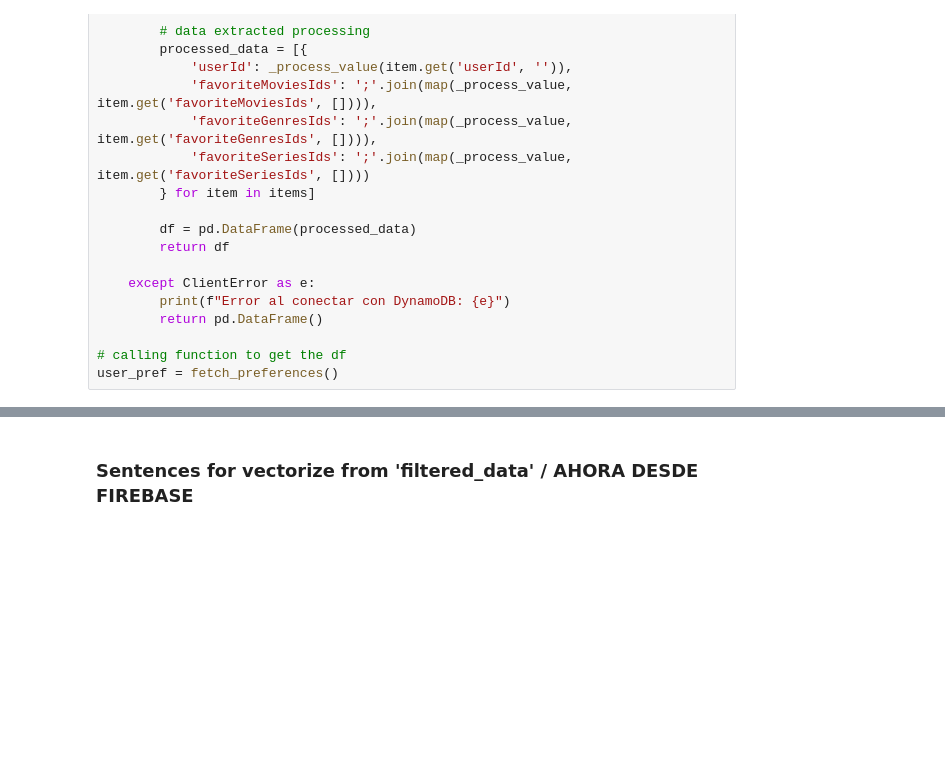
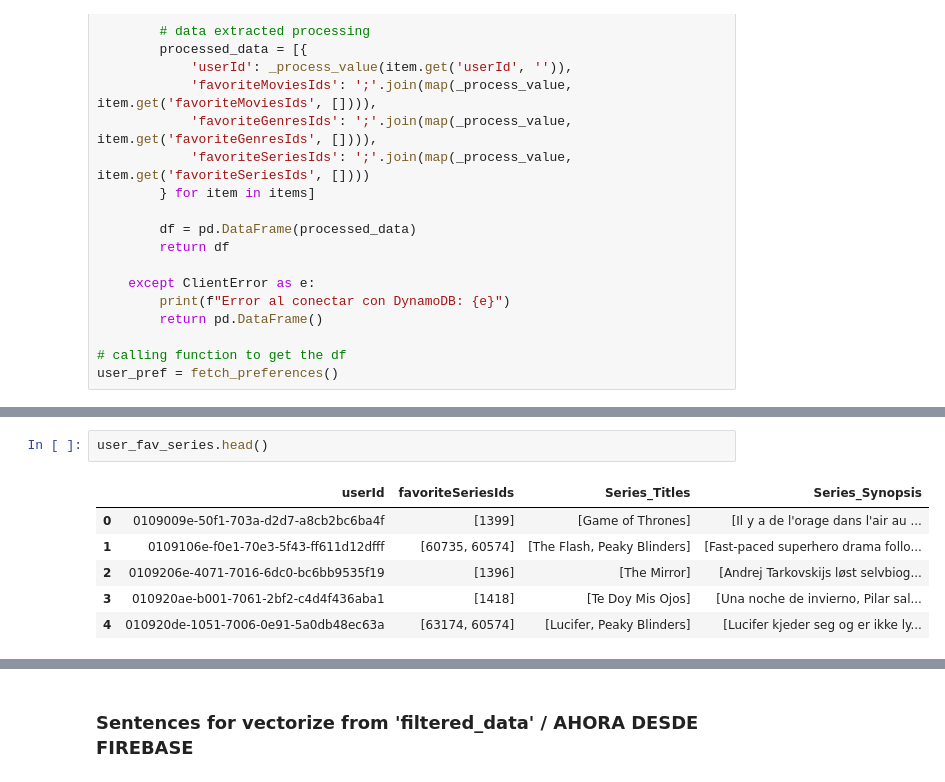
Before and after one commit to BubboApp/bubbo-data, a Jupyter notebook: all-MiniLM-L6-v2/all-MiniLM-L6-v2_from_hugg_with_dynamodb.ipynb, the cells around one changed output, grey strips where cells are left out. Cells and saved outputs as stored; diff of their text form; blank space fills up the shorter version.

```diff
--- a/all-MiniLM-L6-v2/all-MiniLM-L6-v2_from_hugg_with_dynamodb.ipynb
+++ b/all-MiniLM-L6-v2/all-MiniLM-L6-v2_from_hugg_with_dynamodb.ipynb
@@ -159,0 +203,9 @@ memory usage: 232.3+ KB
+# %%
+user_fav_series.head()
+# %% [output]
+|  | userId | favoriteSeriesIds | Series_Titles | Series_Synopsis |
+| 0 | 0109009e-50f1-703a-d2d7-a8cb2bc6ba4f | [1399] | [Game of Thrones] | [Il y a de l'orage dans l'air au ... |
+| 1 | 0109106e-f0e1-70e3-5f43-ff611d12dfff | [60735, 60574] | [The Flash, Peaky Blinders] | [Fast-paced superhero drama follo... |
+| 2 | 0109206e-4071-7016-6dc0-bc6bb9535f19 | [1396] | [The Mirror] | [Andrej Tarkovskijs løst selvbiog... |
+| 3 | 010920ae-b001-7061-2bf2-c4d4f436aba1 | [1418] | [Te Doy Mis Ojos] | [Una noche de invierno, Pilar sal... |
+| 4 | 010920de-1051-7006-0e91-5a0db48ec63a | [63174, 60574] | [Lucifer, Peaky Blinders] | [Lucifer kjeder seg og er ikke ly... |
```
Also changed, not shown: parts of 15 cells of this notebook.
